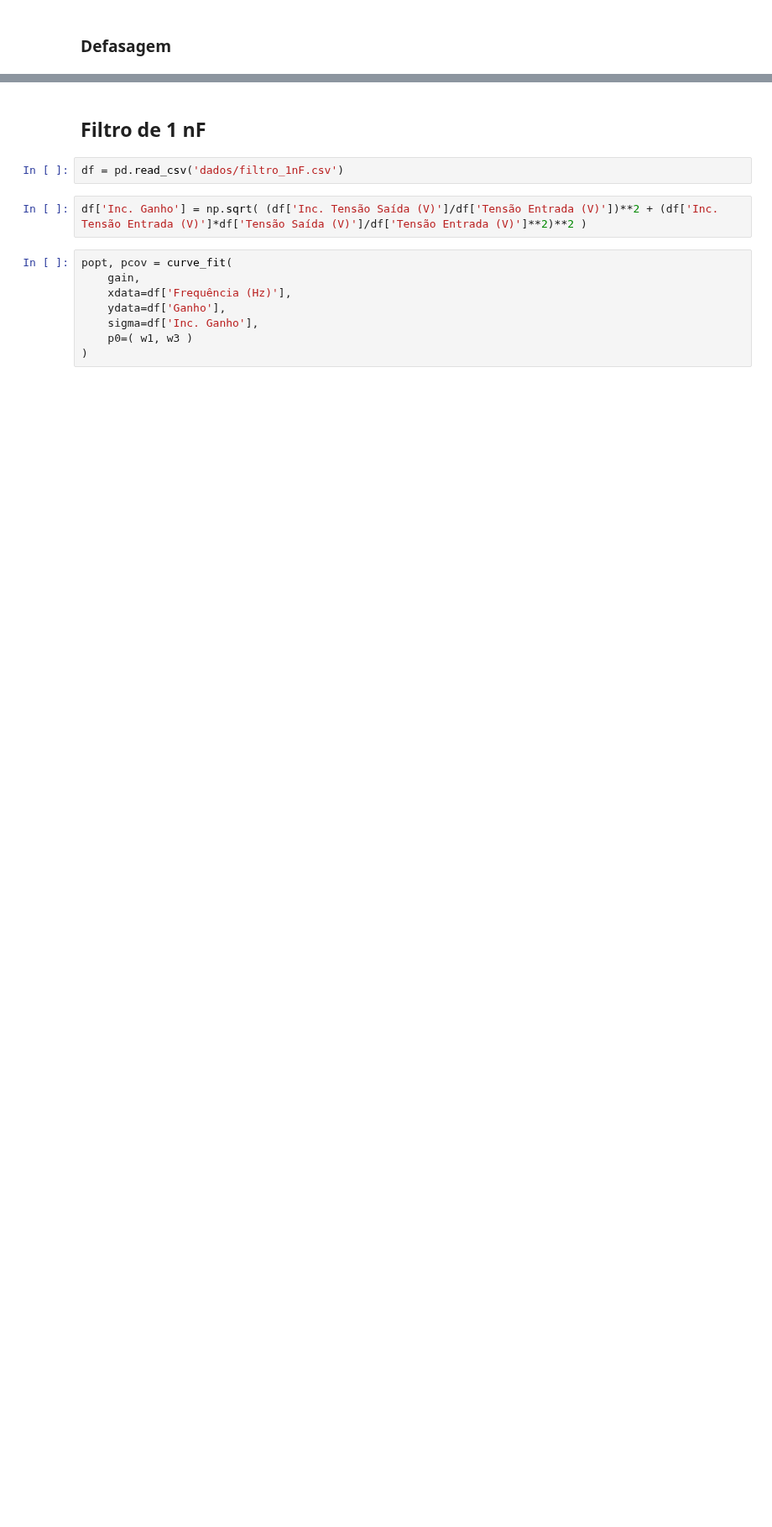
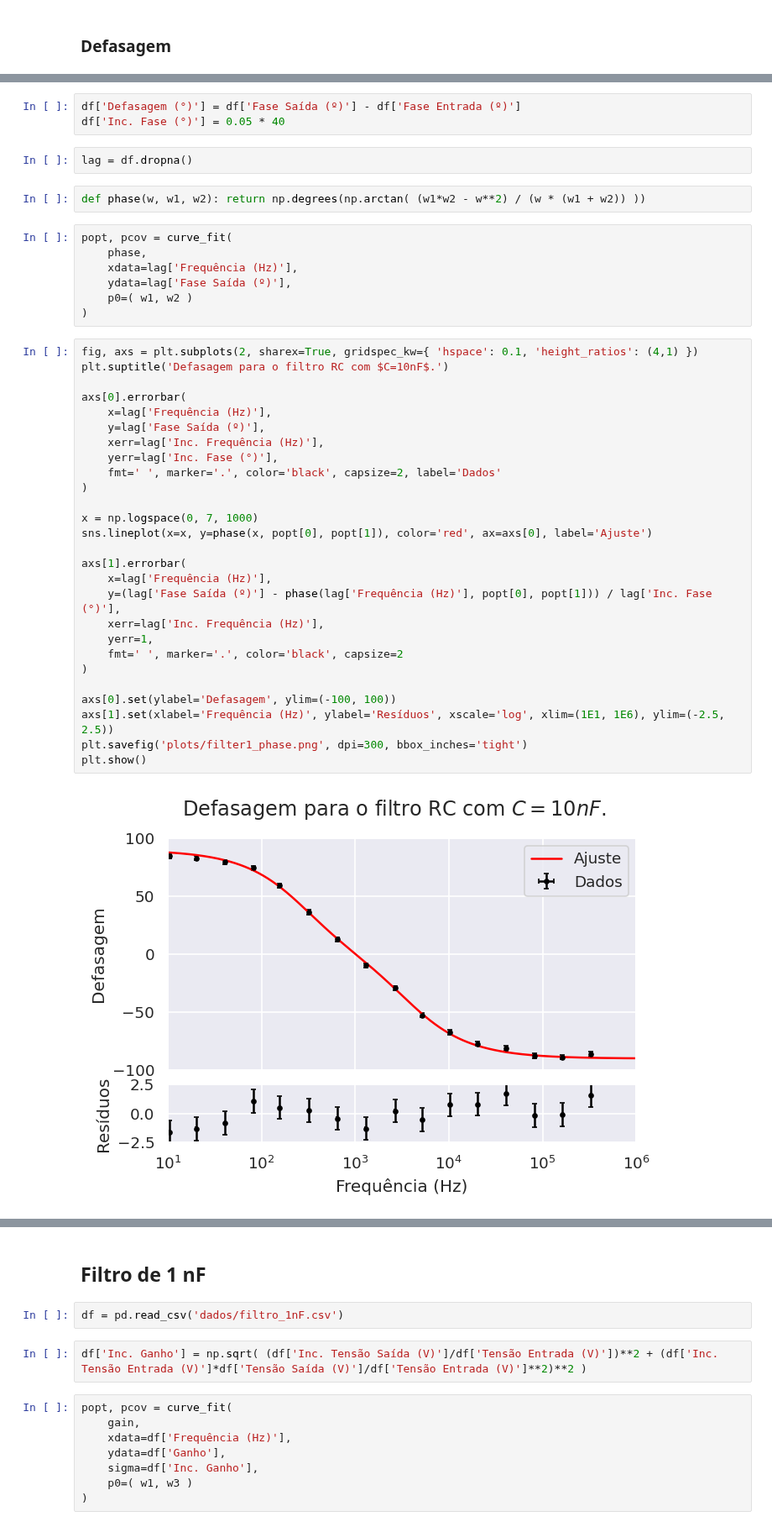
Before and after one commit to ivfreire/lab_3, a Jupyter notebook: Experimento 2/Atividade 2/análise.ipynb, the cells around one changed output, grey strips where cells are left out. Shown at 84% size. Drawn from its saved outputs; the diff is of its cells as text; blank space fills up the shorter version.

```diff
--- a/Experimento 2/Atividade 2/análise.ipynb
+++ b/Experimento 2/Atividade 2/análise.ipynb
@@ -91,0 +95,43 @@ plt.show()
+# %%
+df['Defasagem (°)'] = df['Fase Saída (º)'] - df['Fase Entrada (º)']
+df['Inc. Fase (°)'] = 0.05 * 40
+# %%
+lag = df.dropna()
+# %%
+def phase(w, w1, w2): return np.degrees(np.arctan( (w1*w2 - w**2) / (w * (w1 + w2)) ))
+# %%
+popt, pcov = curve_fit(
+	phase,
+	xdata=lag['Frequência (Hz)'],
+	ydata=lag['Fase Saída (º)'],
+	p0=( w1, w2 )
+)
+# %%
+fig, axs = plt.subplots(2, sharex=True, gridspec_kw={ 'hspace': 0.1, 'height_ratios': (4,1) })
+plt.suptitle('Defasagem para o filtro RC com $C=10nF$.')
+
+axs[0].errorbar(
+	x=lag['Frequência (Hz)'],
+	y=lag['Fase Saída (º)'],
+	xerr=lag['Inc. Frequência (Hz)'],
+	yerr=lag['Inc. Fase (°)'],
+	fmt=' ', marker='.', color='black', capsize=2, label='Dados'
+)
+
+x = np.logspace(0, 7, 1000)
+sns.lineplot(x=x, y=phase(x, popt[0], popt[1]), color='red', ax=axs[0], label='Ajuste')
+
+axs[1].errorbar(
+	x=lag['Frequência (Hz)'],
+	y=(lag['Fase Saída (º)'] - phase(lag['Frequência (Hz)'], popt[0], popt[1])) / lag['Inc. Fase (°)'],
+	xerr=lag['Inc. Frequência (Hz)'],
+	yerr=1,
+	fmt=' ', marker='.', color='black', capsize=2
+)
+
+axs[0].set(ylabel='Defasagem', ylim=(-100, 100))
+axs[1].set(xlabel='Frequência (Hz)', ylabel='Resíduos', xscale='log', xlim=(1E1, 1E6), ylim=(-2.5, 2.5))
+plt.savefig('plots/filter1_phase.png', dpi=300, bbox_inches='tight')
+plt.show()
+# %% [output]
+[figure, added]
```
Also changed, not shown: parts of 12 cells of this notebook, 2 other files.
